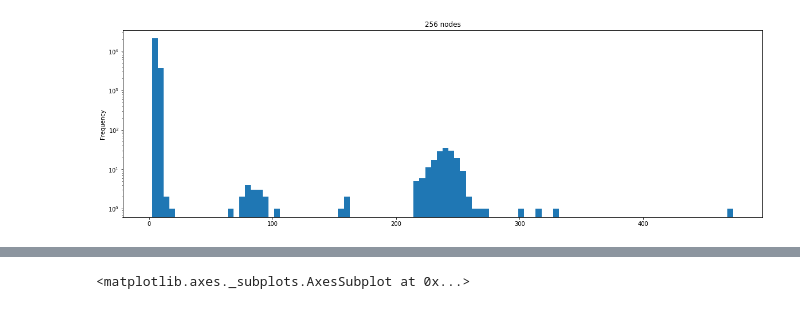
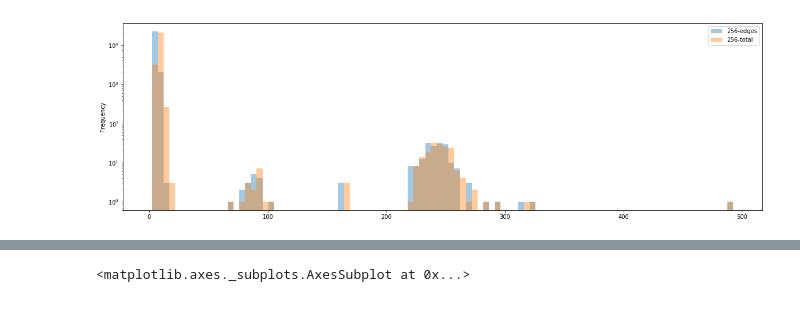
Before and after one commit to agrippa/hoover, a Jupyter notebook: data/analyze-hoover-logs.ipynb, the cells around one changed output, grey strips where cells are left out. Saved outputs shown, nothing was run; the diff lists cells and outputs as text; code cells hidden in the pictures.

```diff
--- a/data/analyze-hoover-logs.ipynb
+++ b/data/analyze-hoover-logs.ipynb
@@ -344,8 +296,10 @@ dfs['256']['n_neighbors'].value_counts()
 6       16
 Name: n_neighbors, dtype: int64
 # %%
-for nnodes in sorted(dfs.keys()):
-    fig, ax = matplotlib.pyplot.subplots(figsize=(20.0, 6.0))
-    dfs[nnodes]['edges'].plot(kind = 'hist', bins = 100, ax = ax, title = str(nnodes) + ' nodes', logy = True)
+# for nnodes in sorted(dfs.keys()):
+#     fig, ax = matplotlib.pyplot.subplots(figsize=(20.0, 6.0))
+#     dfs[nnodes]['edges'].plot(kind = 'hist', bins = 100, ax = ax, title = str(nnodes) + ' nodes', logy = True)
+
+compare_dist(['edges', 'total'], logy = True)
 # %% [output]
-[figure, old version]
+[figure, new version]
```
Also changed, not shown: parts of 22 cells of this notebook, 2 other files.
